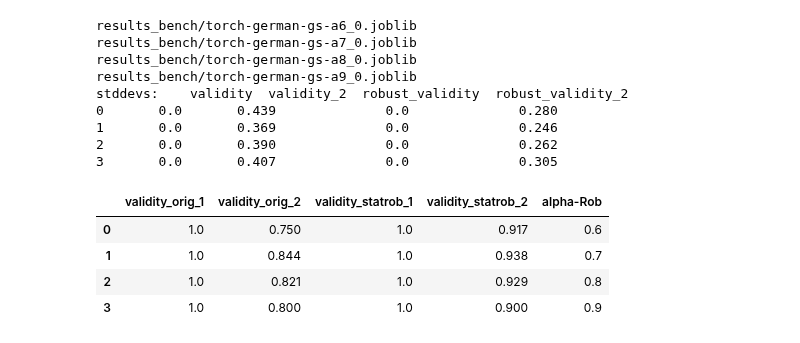
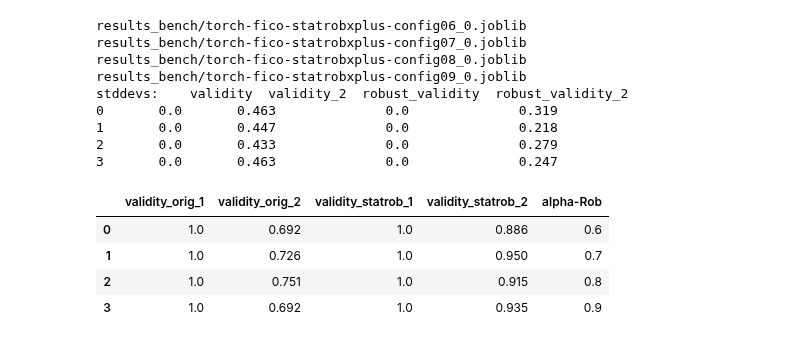
Before and after one commit to istepka/betarce, a Jupyter notebook: src/results_analysis2.ipynb, the cells around one changed output. Saved outputs shown, nothing was run; the diff lists cells and outputs as text; code cells hidden in the pictures.

```diff
--- a/src/results_analysis2.ipynb
+++ b/src/results_analysis2.ipynb
@@ -70,44 +59,45 @@ robust_validity_2    0.869565
 dtype: float64
 # %%
-name = 'torch-german-gs-a'
+name = 'torch-fico-statrobxplus-config0'
 
 robs = []
 robs_std = []
 
 threshs = np.array([6,7,8,9])
 for i, a in enumerate(threshs):
     f = f'{folder}/{name}{a}_0.joblib'
     print(f)
     er = ExperimentResults.load_results_from_file(f)
     res = er.get_results_as_pandas()
     res = res.dropna() #TODO investigate what causes nulls
     res = res[res['robust_validity'] > 0] #TODO fix so robust cf is always valid for model 1
     cols = [x for x in res.columns if 'validity' in x]
     means = res[cols].mean().to_numpy()
     stds = res[cols].std().to_numpy()
     robs.append(means)
     robs_std.append(stds)
 
-print('stddevs:', pd.DataFrame(robs_std, columns=cols).round(3))
+df_stdev = pd.DataFrame(robs_std, columns=cols)
+print('stddevs:', df_stdev.round(3))
 df = pd.DataFrame(robs, columns=cols).round(3)
 df.columns = ['validity_orig_1', 'validity_orig_2', 'validity_statrob_1', 'validity_statrob_2']
 df['alpha-Rob'] = threshs / 10
 df
 # %% [output]
-results_bench/torch-german-gs-a6_0.joblib
-results_bench/torch-german-gs-a7_0.joblib
-results_bench/torch-german-gs-a8_0.joblib
-results_bench/torch-german-gs-a9_0.joblib
+results_bench/torch-fico-statrobxplus-config06_0.joblib
+results_bench/torch-fico-statrobxplus-config07_0.joblib
+results_bench/torch-fico-statrobxplus-config08_0.joblib
+results_bench/torch-fico-statrobxplus-config09_0.joblib
 stddevs:    validity  validity_2  robust_validity  robust_validity_2
-0       0.0       0.439              0.0              0.280
-1       0.0       0.369              0.0              0.246
-2       0.0       0.390              0.0              0.262
-3       0.0       0.407              0.0              0.305
+0       0.0       0.463              0.0              0.319
+1       0.0       0.447              0.0              0.218
+2       0.0       0.433              0.0              0.279
+3       0.0       0.463              0.0              0.247
 |  | validity_orig_1 | validity_orig_2 | validity_statrob_1 | validity_statrob_2 | alpha-Rob |
-| 0 | 1.0 | 0.750 | 1.0 | 0.917 | 0.6 |
-| 1 | 1.0 | 0.844 | 1.0 | 0.938 | 0.7 |
-| 2 | 1.0 | 0.821 | 1.0 | 0.929 | 0.8 |
-| 3 | 1.0 | 0.800 | 1.0 | 0.900 | 0.9 |
+| 0 | 1.0 | 0.692 | 1.0 | 0.886 | 0.6 |
+| 1 | 1.0 | 0.726 | 1.0 | 0.950 | 0.7 |
+| 2 | 1.0 | 0.751 | 1.0 | 0.915 | 0.8 |
+| 3 | 1.0 | 0.692 | 1.0 | 0.935 | 0.9 |
 # %%
 sns.scatterplot(data=df, x='alpha-Rob', y='validity_statrob_2')
 # %% [output]
```
Also changed, not shown: parts of 5 cells of this notebook, 10 other files.
